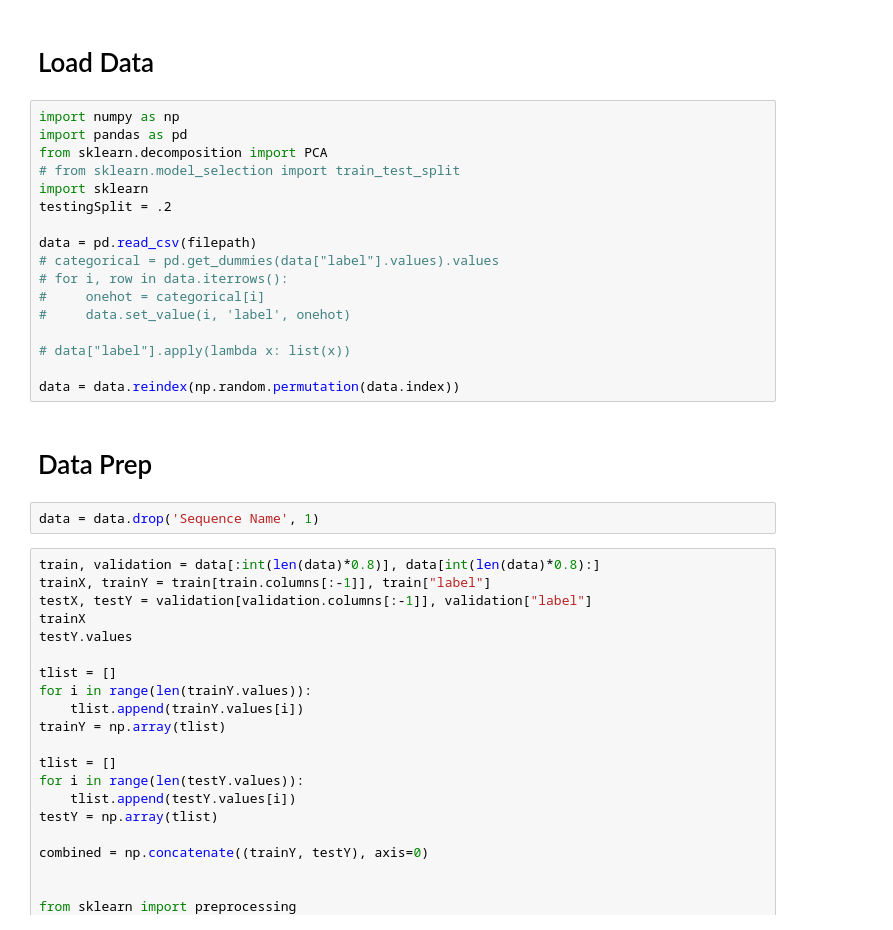
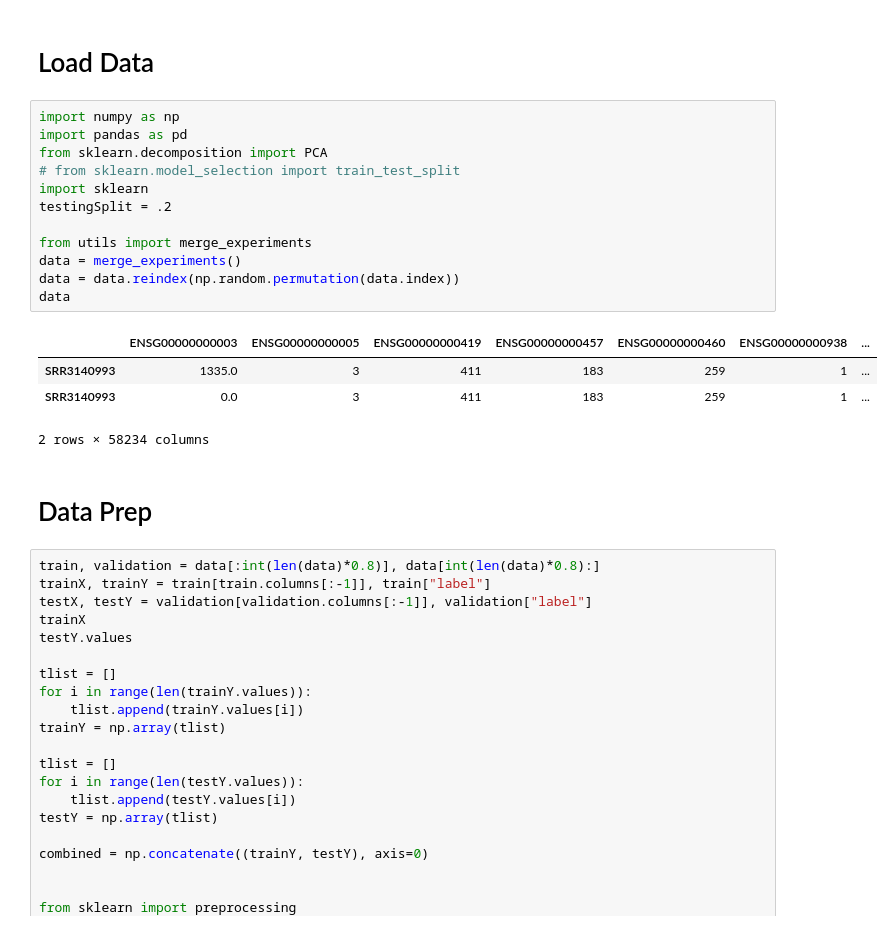
Before and after one commit to SVAI/RNASeqCluster, a Jupyter notebook: Sklearn Medley.ipynb, the cells around one changed output. Saved outputs shown, nothing was run; the diff lists cells and outputs as text.

Commit message:
Medley file now uses merged_experiment to get the data.

```diff
--- a/Sklearn Medley.ipynb
+++ b/Sklearn Medley.ipynb
@@ -8,24 +8,22 @@ filepath = os.path.join(dataDir, filename)
 # %%
 import numpy as np
 import pandas as pd
 from sklearn.decomposition import PCA
 # from sklearn.model_selection import train_test_split
 import sklearn
 testingSplit = .2
 
-data = pd.read_csv(filepath)
-# categorical = pd.get_dummies(data["label"].values).values
-# for i, row in data.iterrows():
-#     onehot = categorical[i]
-#     data.set_value(i, 'label', onehot)
-
-# data["label"].apply(lambda x: list(x))
-
+from utils import merge_experiments
+data = merge_experiments()
 data = data.reindex(np.random.permutation(data.index))
+data
+# %% [output]
+|  | ENSG00000000003 | ENSG00000000005 | ENSG00000000419 | ENSG00000000457 | ENSG00000000460 | ENSG00000000938 | ... |
+| SRR3140993 | 1335.0 | 3 | 411 | 183 | 259 | 1 | ... |
+| SRR3140993 | 0.0 | 3 | 411 | 183 | 259 | 1 | ... |
+2 rows × 58234 columns
 # %% [markdown]
 # Data Prep
-# %%
-data = data.drop('Sequence Name', 1)
 # %%
 train, validation = data[:int(len(data)*0.8)], data[int(len(data)*0.8):]
 trainX, trainY = train[train.columns[:-1]], train["label"]
```
Also changed, not shown: 3 other files.
